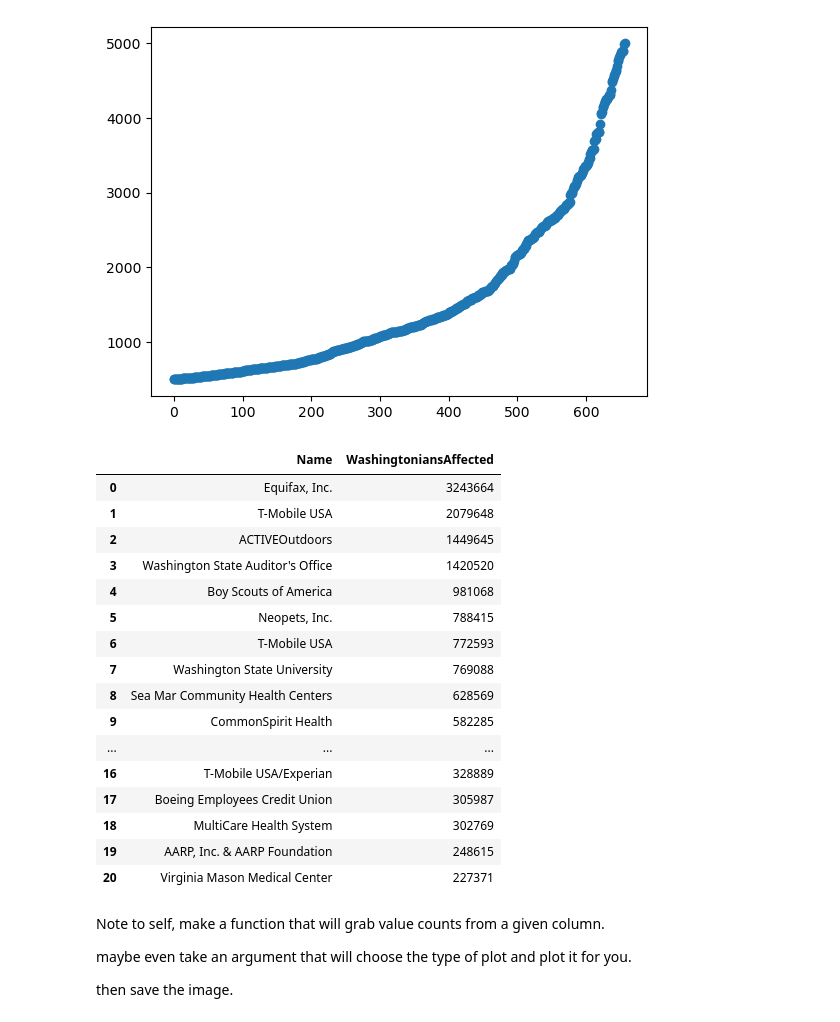
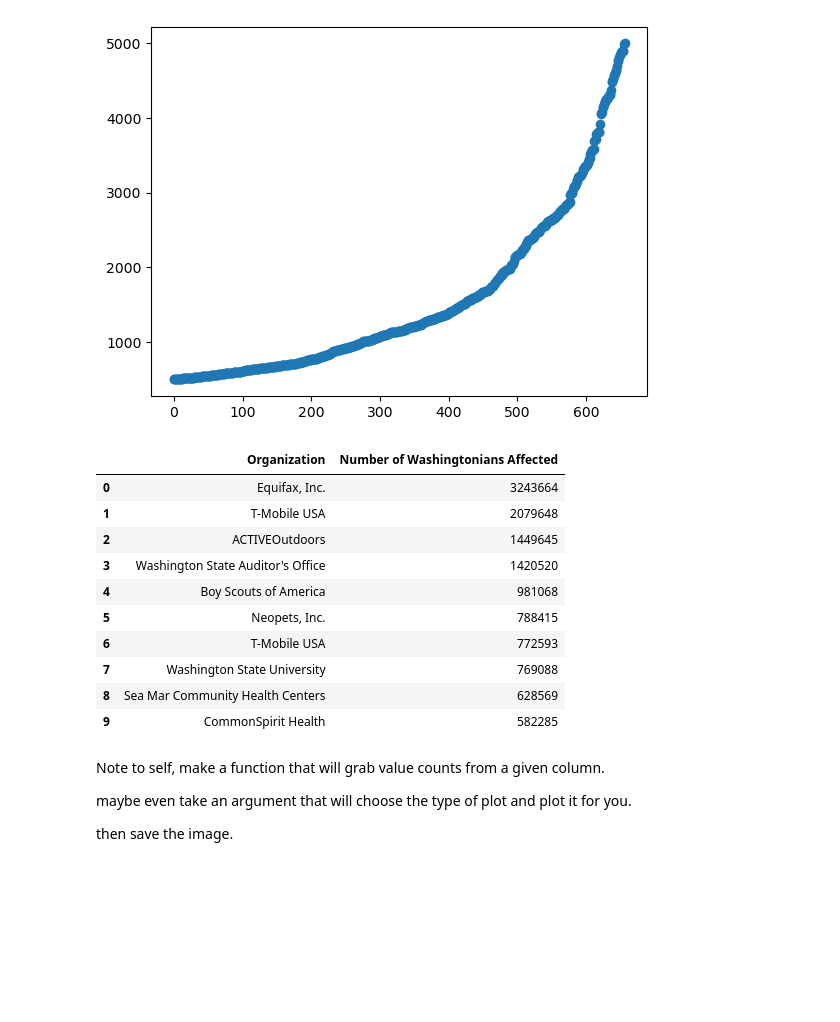
Before and after one commit to IsaacDaHanes/Washington_State_Databreach_Assessment, a Jupyter notebook: notebooks/wastate_databreaches_eda.ipynb, the cells around one changed output. Drawn from its saved outputs; the diff is of its cells as text; code cells hidden in the pictures; blank space fills up the shorter version.

```diff
--- a/notebooks/wastate_databreaches_eda.ipynb
+++ b/notebooks/wastate_databreaches_eda.ipynb
@@ -218,10 +218,14 @@ ax.ticklabel_format(style='plain')
 # %% [output]
 [figure]
 # %%
-biggestbreaches = wa_databreach_df[wa_databreach_df['WashingtoniansAffected'] > 200000].sort_values(by='WashingtoniansAffected',ascending=False)
-biggestbreaches[['Name','WashingtoniansAffected']].reset_index().drop('index', axis=1)
+biggestbreaches = wa_databreach_df[wa_databreach_df['WashingtoniansAffected'] > 500000].sort_values(by='WashingtoniansAffected',ascending=False).reset_index().drop('index', axis=1)[['Name','WashingtoniansAffected']]
+biggestbreaches['Number of Washingtonians Affected'] = biggestbreaches['WashingtoniansAffected']
+biggestbreaches['Organization'] = biggestbreaches['Name']
+biggestbreaches = biggestbreaches.drop(['WashingtoniansAffected', 'Name'], axis=1)
+biggestbreaches = biggestbreaches[['Organization','Number of Washingtonians Affected']]
+biggestbreaches
 # %% [output]
-|  | Name | WashingtoniansAffected |
+|  | Organization | Number of Washingtonians Affected |
 | 0 | Equifax, Inc. | 3243664 |
 | 1 | T-Mobile USA | 2079648 |
 | 2 | ACTIVEOutdoors | 1449645 |
@@ -232,12 +236,6 @@ biggestbreaches[['Name','WashingtoniansAffected']].reset_index().drop('index', a
 | 7 | Washington State University | 769088 |
 | 8 | Sea Mar Community Health Centers | 628569 |
 | 9 | CommonSpirit Health | 582285 |
-| ... | ... | ... |
-| 16 | T-Mobile USA/Experian | 328889 |
-| 17 | Boeing Employees Credit Union | 305987 |
-| 18 | MultiCare Health System | 302769 |
-| 19 | AARP, Inc. & AARP Foundation | 248615 |
-| 20 | Virginia Mason Medical Center | 227371 |
 # %% [markdown]
 Note to self, make a function that will grab value counts from a given column.
 
```
Also changed, not shown: parts of 8 cells of this notebook, 4 other files.
